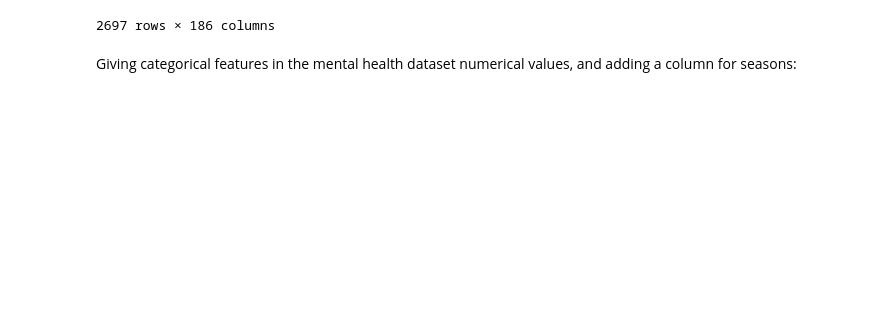
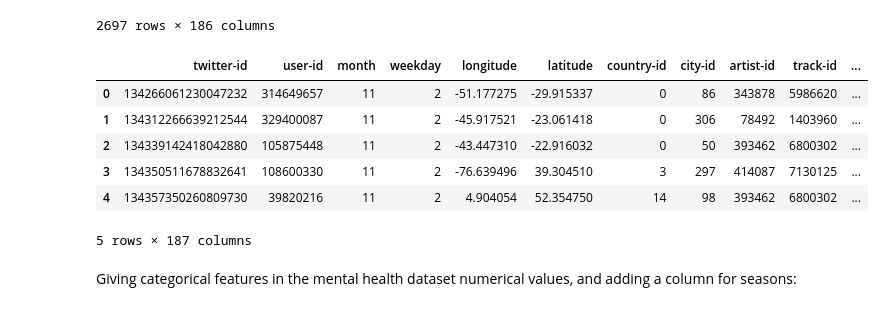
Before and after one commit to spattapu1/MGT-189_Project, a Jupyter notebook: Data_Processing.ipynb, the cells around one changed output. Cells and saved outputs as stored; diff of their text form; code cells hidden in the pictures; blank space fills up the shorter version.

Commit message:
updated with mental health cleaning and season for music

```diff
--- a/Data_Processing.ipynb
+++ b/Data_Processing.ipynb
@@ -128,6 +128,23 @@ matched
 | 2695 | 250637024867008512 | 423348268 | 9 | 1 | 35.243322 | 38.963745 | 9 | 33 | 66022 | 1172796 | ... |
 | 2696 | 250671540167917568 | 26432623 | 9 | 1 | -122.912750 | 49.199432 | 5 | 387 | 343878 | 5986620 | ... |
 2697 rows × 186 columns
+# %%
+def get_season(month):
+    if month in [12, 1, 2]: return 'Winter'
+    elif month in [3, 4, 5]: return 'Spring'
+    elif month in [6, 7, 8]: return 'Summer'
+    else: return 'Autumn'
+
+matched['season'] = matched['month'].apply(get_season)
+matched.head()
+# %% [output]
+|  | twitter-id | user-id | month | weekday | longitude | latitude | country-id | city-id | artist-id | track-id | ... |
+| 0 | 134266061230047232 | 314649657 | 11 | 2 | -51.177275 | -29.915337 | 0 | 86 | 343878 | 5986620 | ... |
+| 1 | 134312266639212544 | 329400087 | 11 | 2 | -45.917521 | -23.061418 | 0 | 306 | 78492 | 1403960 | ... |
+| 2 | 134339142418042880 | 105875448 | 11 | 2 | -43.447310 | -22.916032 | 0 | 50 | 393462 | 6800302 | ... |
+| 3 | 134350511678832641 | 108600330 | 11 | 2 | -76.639496 | 39.304510 | 3 | 297 | 414087 | 7130125 | ... |
+| 4 | 134357350260809730 | 39820216 | 11 | 2 | 4.904054 | 52.354750 | 14 | 98 | 393462 | 6800302 | ... |
+5 rows × 187 columns
 # %% [markdown]
 Giving categorical features in the mental health dataset numerical values, and adding a column for seasons:
 # %%
```
Also changed, not shown: parts of 3 cells of this notebook.
